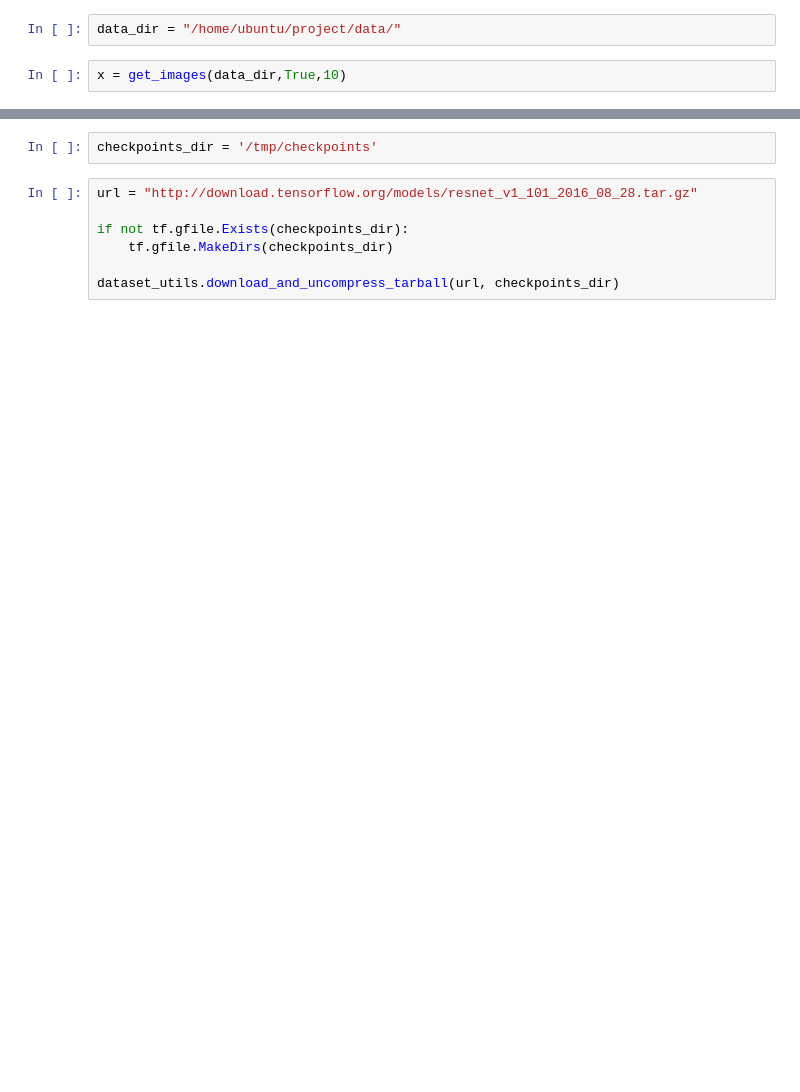
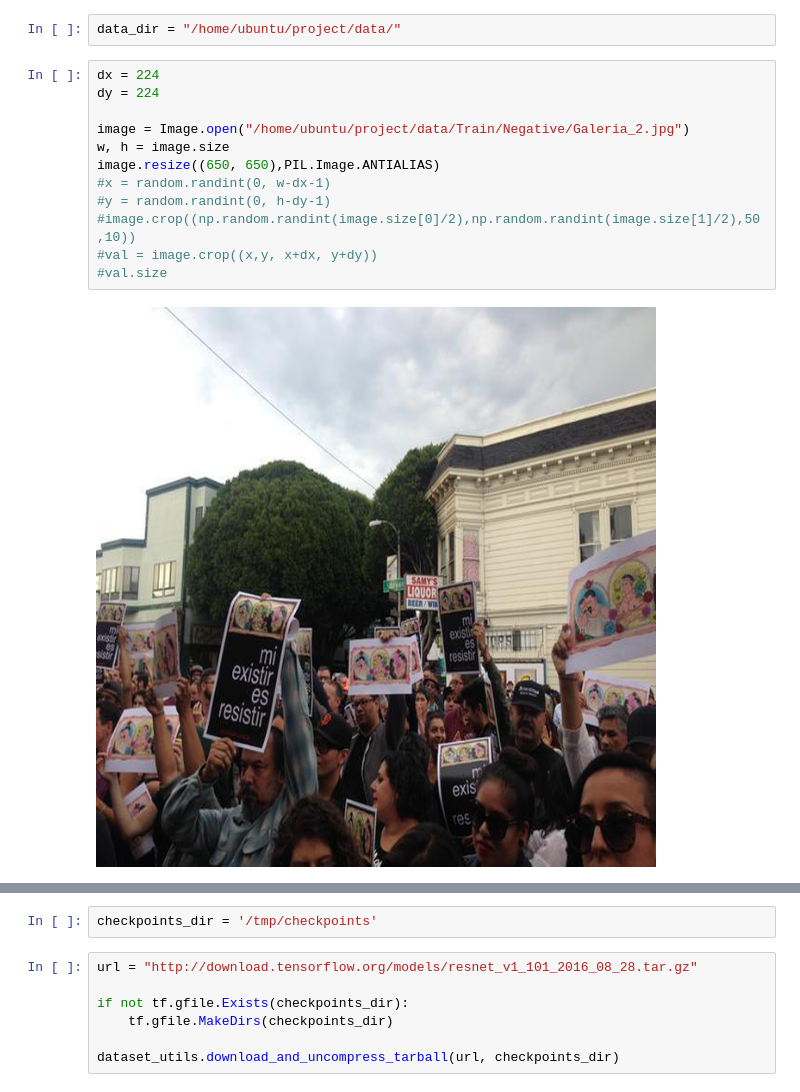
Before and after one commit to Sasha115/L44_Mini_Project, a Jupyter notebook: ResNet101.ipynb, the cells around one changed output, grey strips where cells are left out. Cells and saved outputs as stored; diff of their text form; blank space fills up the shorter version.

```diff
--- a/ResNet101.ipynb
+++ b/ResNet101.ipynb
@@ -58,5 +75,17 @@ def get_images(data_dir, training, batch_size=10):
     yield zip(image_files,list(labels))
 # %%
 data_dir = "/home/ubuntu/project/data/"
-# %%
-x = get_images(data_dir,True,10)
+# %%
+dx = 224
+dy = 224
+
+image = Image.open("/home/ubuntu/project/data/Train/Negative/Galeria_2.jpg")
+w, h = image.size
+image.resize((650, 650),PIL.Image.ANTIALIAS)
+#x = random.randint(0, w-dx-1)
+#y = random.randint(0, h-dy-1)
+#image.crop((np.random.randint(image.size[0]/2),np.random.randint(image.size[1]/2),50,10))
+#val = image.crop((x,y, x+dx, y+dy))
+#val.size
+# %% [output]
+[figure, added]
```
Also changed, not shown: parts of 8 cells of this notebook.
